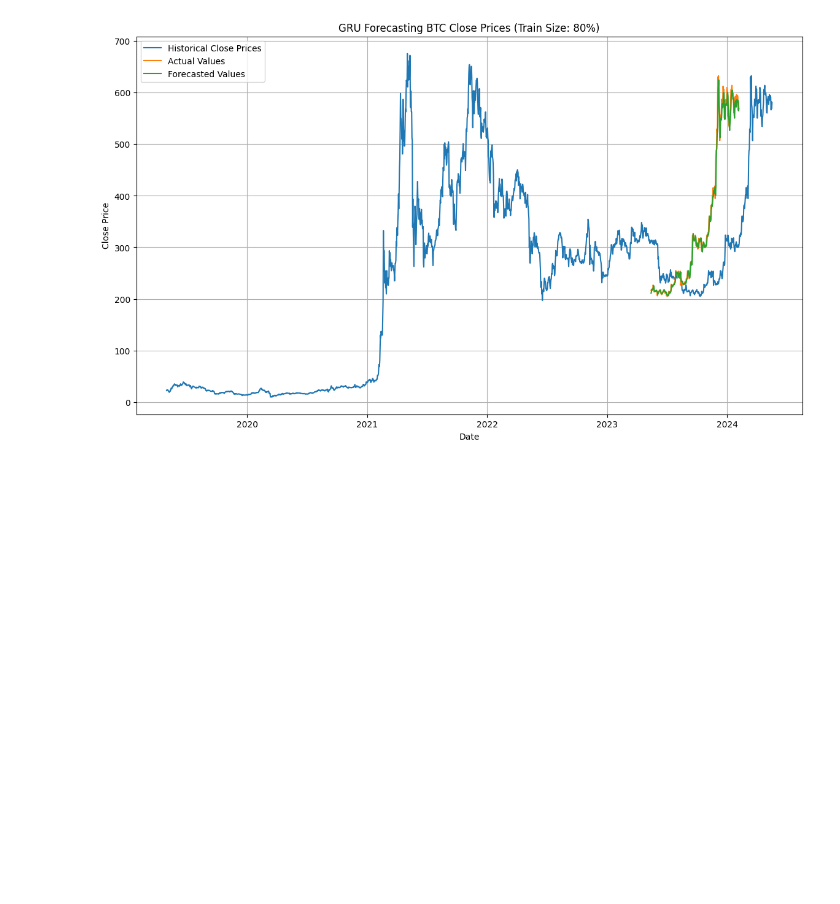
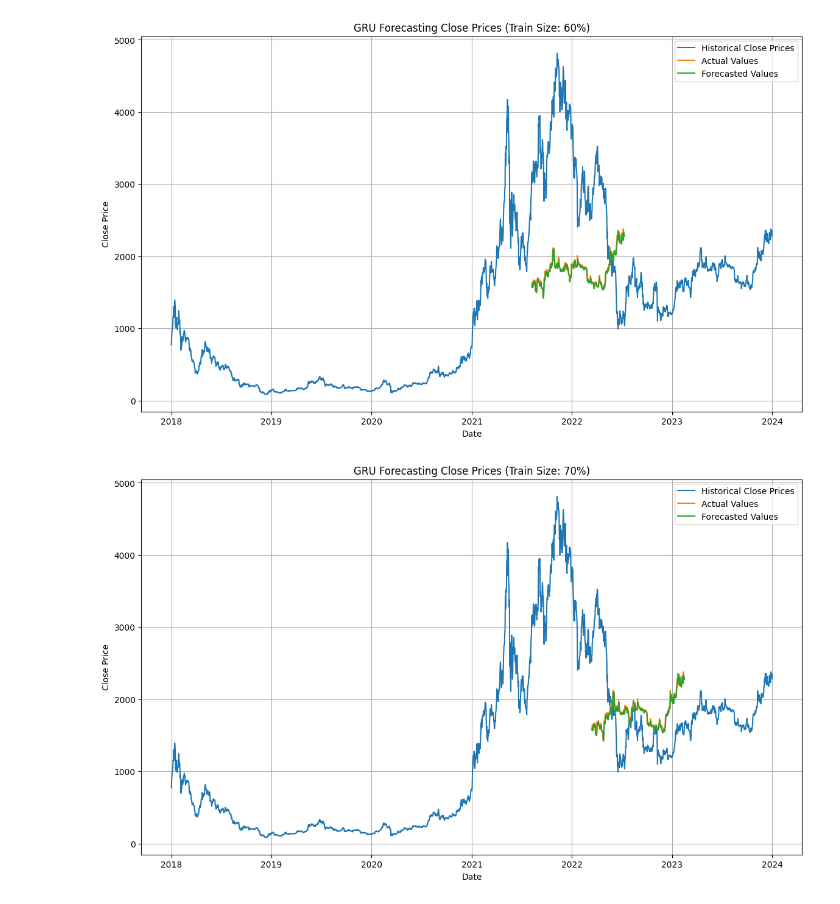
Before and after one commit to canhlong1430/PTDLKD, a Jupyter notebook: GRU.ipynb, the cells around one changed output. Drawn from its saved outputs; the diff is of its cells as text; code cells hidden in the pictures; blank space fills up the shorter version.

```diff
--- a/GRU.ipynb
+++ b/GRU.ipynb
@@ -9,7 +9,7 @@ from keras.layers import Dense, GRU
 from sklearn.metrics import mean_squared_error, mean_absolute_error
 # %%
 # 2. Đọc file csv và gắn index với giá Close
-df = pd.read_csv('/content/BNB-USD.csv')
+df = pd.read_csv('/content/ETH-USD.csv')
 df['Date'] = pd.to_datetime(df['Date'])
 df = df.set_index('Date')
 df1 = df['Close']
@@ -112,14 +112,45 @@ MAPE: 2.0311589417549163
 # %%
-# Vẽ biểu đồ dự đoán và giá trị thực tế
-plt.figure(figsize=(14, 8))
-plt.plot(df.index, scaler.inverse_transform(df1), label='Historical Close Prices')
-plt.plot(df.index[train_size:train_size + len(y_test)], y_test, label='Actual Values')
-plt.plot(df.index[train_size:train_size + len(y_pred)], y_pred, label='Forecasted Values')
-plt.title(f'GRU Forecasting Close Prices (Train Size: {int(ratio * 100)}%)')
-plt.xlabel('Date')
-plt.ylabel('Close Price')
-plt.legend()
-plt.grid(True)
-plt.show()
+import matplotlib.pyplot as plt
+
+def plot_forecast(ratio, df, scaler, df1, y_test, y_pred, train_size):
+    plt.figure(figsize=(14, 8))
+    plt.plot(df.index, scaler.inverse_transform(df1), label='Historical Close Prices')
+    plt.plot(df.index[train_size:train_size + len(y_test)], y_test, label='Actual Values')
+    plt.plot(df.index[train_size:train_size + len(y_pred)], y_pred, label='Forecasted Values')
+    plt.title(f'GRU Forecasting Close Prices (Train Size: {int(ratio * 100)}%)')
+    plt.xlabel('Date')
+    plt.ylabel('Close Price')
+    plt.legend()
+    plt.grid(True)
+    plt.show()
+
+# Tỷ lệ tập huấn luyện khác nhau
+ratios = [0.6, 0.7, 0.8]
+
+# Vòng lặp qua các tỷ lệ để tạo mô hình và vẽ biểu đồ
+for ratio in ratios:
+    train_size = int(len(df) * ratio)
+
+    # Chuẩn bị dữ liệu cho tỷ lệ hiện tại
+    train_data = df[:train_size]
+    test_data = df[train_size:]
+
+    # Chuẩn hóa dữ liệu nếu cần
+    # scaled_train_data = scaler.transform(train_data)
+    # scaled_test_data = scaler.transform(test_data)
+
+    # Tạo và huấn luyện mô hình
+    # model = create_and_train_model(scaled_train_data)
+
+    # Dự đoán trên tập test
+    # y_pred = model.predict(scaled_test_data)
+
+    # Đảo ngược chuẩn hóa nếu cần
+    # y_test = scaler.inverse_transform(test_data)
+    # y_pred = scaler.inverse_transform(y_pred)
+
+    # Vẽ biểu đồ cho tỷ lệ hiện tại
+    plot_forecast(ratio, df, scaler, df1, y_test, y_pred, train_size)
 # %% [output]
-[figure, old version]
+[figure, new version]
+[figure, added]
```
Also changed, not shown: parts of 4 cells of this notebook, 1 other file.
